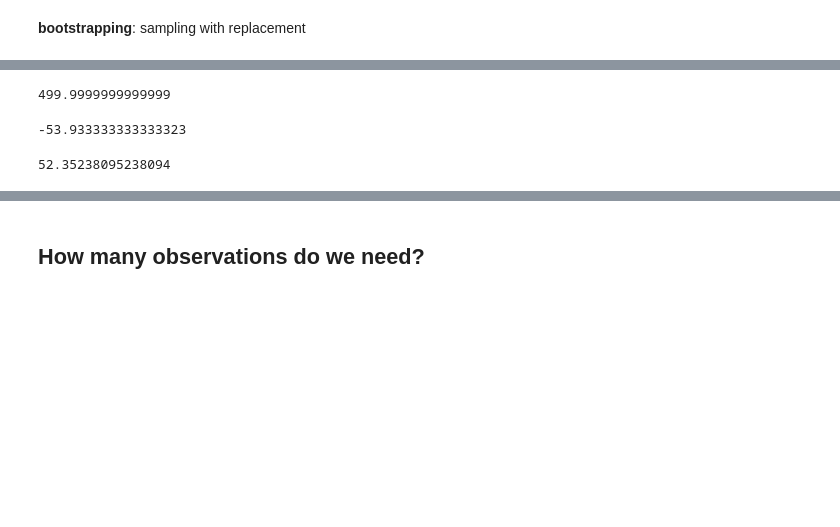
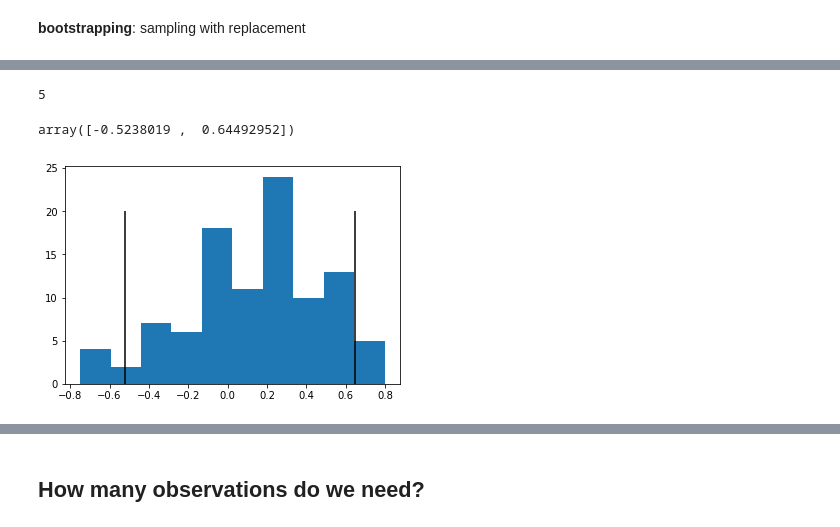
Before and after one commit to Aria-Kumar/COMSW4995_008_2017_3, a Jupyter notebook: notebooks/slides_week10_statistical_modeling_and_hypothesis_testing.ipynb, the cells around one changed output, grey strips where cells are left out. Saved outputs shown, nothing was run; the diff lists cells and outputs as text; code cells hidden in the pictures; blank space fills up the shorter version.

```diff
--- a/notebooks/slides_week10_statistical_modeling_and_hypothesis_testing.ipynb
+++ b/notebooks/slides_week10_statistical_modeling_and_hypothesis_testing.ipynb
@@ -329,7 +337,8 @@ proportions_ztest(df.loc['Conversion'],[n_a,n_b],
 sample_means = []
 for i in range(100):
     bootstrap = []
-    for j in range(100):
+    for j in range(len(mean_diffs)):
         idx_r = np.random.randint(0, len(mean_diffs))
         bootstrap.append(mean_diffs[idx_r])
     sample_means.append(np.mean(bootstrap))
+print(len(sample_means))
@@ -345,5 +347,5 @@ plt.hist(sample_means)
 # %%
-trim = ((1-(90/100)) / 2) * len(mean_diffs)
+trim = int(np.round((1-(90/100)) / 2 * len(sample_means)))
 trim
 # %% [output]
-499.9999999999999
+5
@@ -352,9 +352,11 @@ s = np.sort(mean_diffs)
-# %%
-s[int(trim)-1]
-# %% [output]
--53.933333333333323
-# %%
-np.sort(mean_diffs)[-int(trim)]
-# %% [output]
-52.35238095238094
+# %%
+confidence_interval = np.sort(sample_means)[[trim-1,-trim]]
+confidence_interval
+# %% [output]
+array([-0.5238019 ,  0.64492952])
+# %%
+_ = plt.hist(sample_means)
+_ = plt.vlines(confidence_interval, 0, 20)
+# %% [output]
+[figure, added]
 # %%
```
Also changed, not shown: parts of 31 cells of this notebook, 1 other file.
